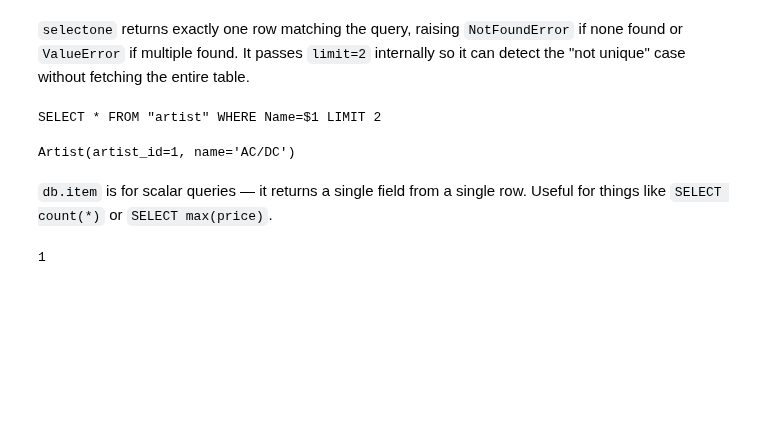
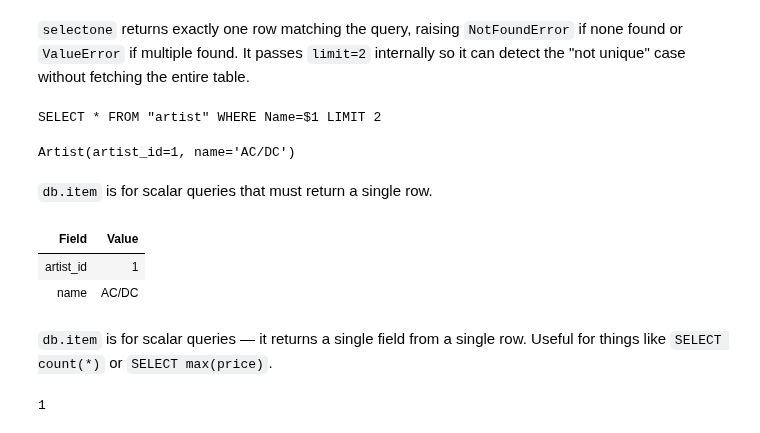
Before and after one commit to AnswerDotAI/fastasyncpg, a Jupyter notebook: nbs/00_core.ipynb, the cells around one changed output. Saved outputs shown, nothing was run; the diff lists cells and outputs as text; code cells hidden in the pictures; blank space fills up the shorter version.

```diff
--- a/nbs/00_core.ipynb
+++ b/nbs/00_core.ipynb
@@ -968,3 +968,5 @@ else: raise Exception("Failed to get non unique exception")
 try: await artist.selectone('Name=$1', ('i do not exist',))
 except NotFoundError: pass
 else: raise Exception("Failed to get NotFoundError")
+# %% [markdown]
+`db.item` is for scalar queries that must return a single row.
@@ -971,2 +982,8 @@ else: raise Exception("Failed to get NotFoundError")
+# %%
+await db.qone('select * from artist where name=$1', 'AC/DC')
+# %% [output]
+| Field | Value |
+| artist_id | 1 |
+| name | AC/DC |
 # %% [markdown]
 `db.item` is for scalar queries — it returns a single field from a single row. Useful for things like `SELECT count(*)` or `SELECT max(price)`.
```
Also changed, not shown: parts of 5 cells of this notebook, 2 other files.
